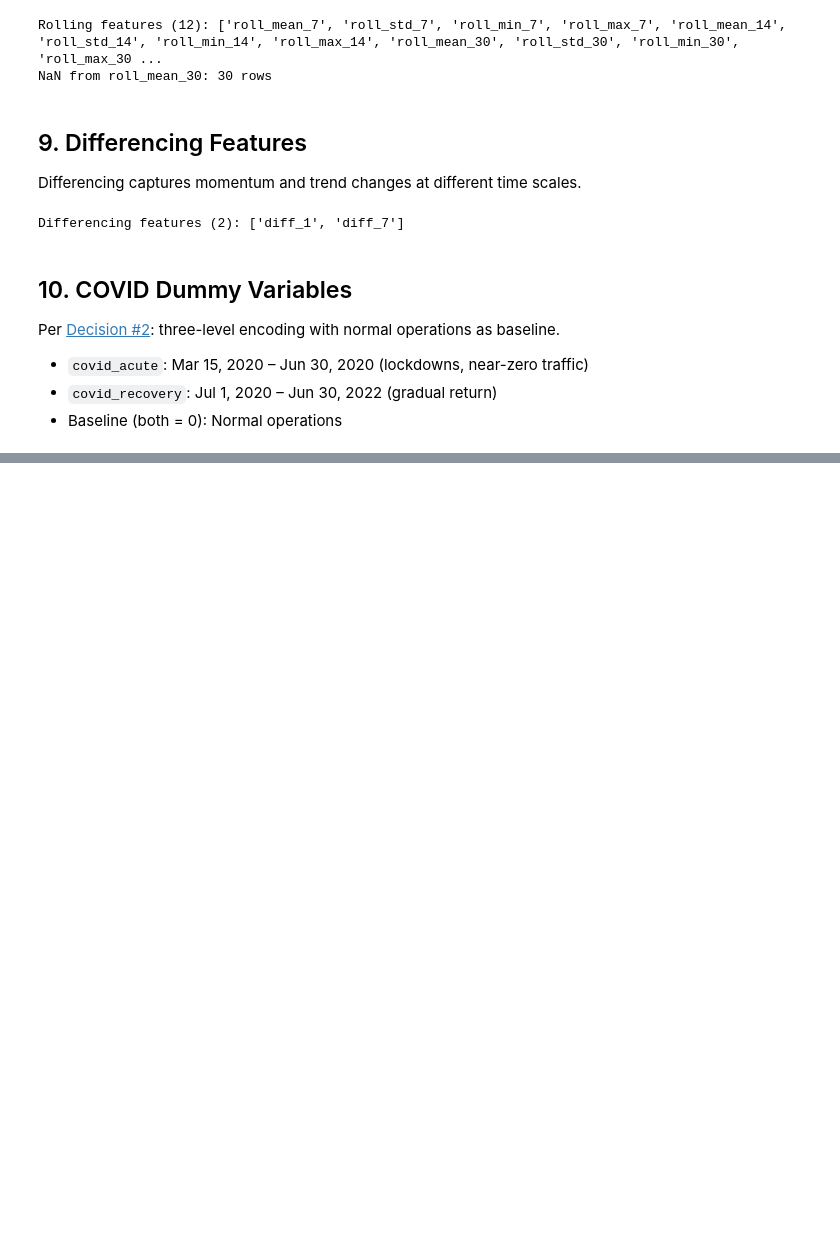
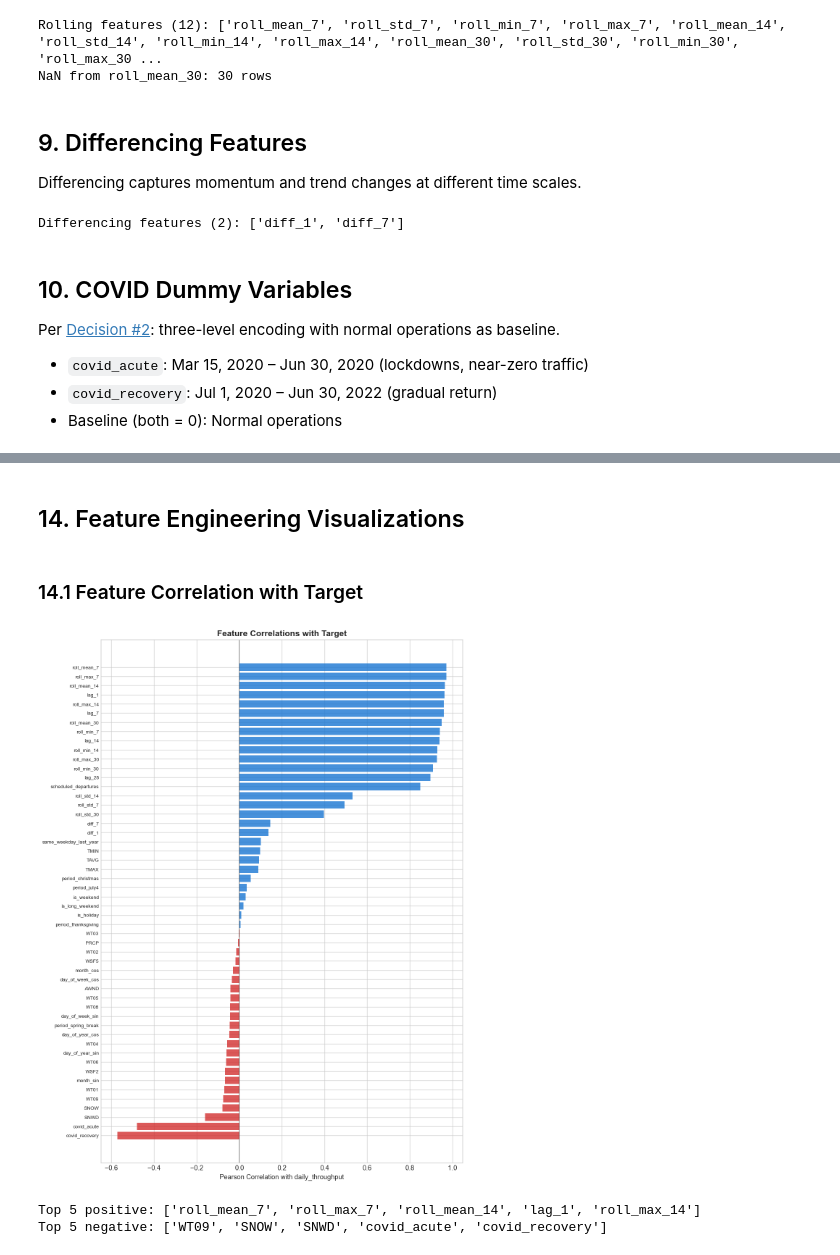
Before and after one commit to Arden-Zhu/jfk-passenger-forecasting, a Jupyter notebook: notebooks/02_feature_engineering.ipynb, the cells around one changed output, grey strips where cells are left out. Cells and saved outputs as stored; diff of their text form; code cells hidden in the pictures; blank space fills up the shorter version.

Commit message:
Feature engineering

```diff
--- a/notebooks/02_feature_engineering.ipynb
+++ b/notebooks/02_feature_engineering.ipynb
@@ -410,0 +527,21 @@ Date range after: 2020-01-01 to 2025-05-31
+# %%
+target = 'daily_throughput'
+
+print('=== Dataset Summary ===')
+print(f'Shape: {df.shape}')
+print(f'Date range: {df["Date"].min().date()} to {df["Date"].max().date()}')
+print(f'Target: {target}')
+print(f'  Mean:   {df[target].mean():,.0f}')
+print(f'  Median: {df[target].median():,.0f}')
+print(f'  Min:    {df[target].min():,.0f}')
+print(f'  Max:    {df[target].max():,.0f}')
+print(f'\nTotal columns: {df.shape[1]}')
+print(f'  Date:     1')
+print(f'  Target:   1')
+print(f'  Set A:    {len(feature_set_A)}')
+print(f'  Set B:    {len(feature_set_B)}')
+print(f'\nNaN remaining: {df.isna().sum().sum()}')
+
+# Check date is sorted
+assert df['Date'].is_monotonic_increasing, 'Dates not sorted!'
+print('Passed: Dates are sorted chronologically')
@@ -410,0 +566,26 @@ Date range after: 2020-01-01 to 2025-05-31
+# %% [markdown]
+## 14. Feature Engineering Visualizations
+# %% [markdown]
+### 14.1 Feature Correlation with Target
+# %%
+# Correlation of all Set B features with target
+corrs = df[feature_set_B + [target]].corr()[target].drop(target).sort_values(ascending=False)
+
+fig, ax = plt.subplots(figsize=(10, max(8, len(corrs) * 0.25)))
+colors = ['#1976D2' if v > 0 else '#D32F2F' for v in corrs.values]
+ax.barh(range(len(corrs)), corrs.values, color=colors, alpha=0.8)
+ax.set_yticks(range(len(corrs)))
+ax.set_yticklabels(corrs.index, fontsize=8)
+ax.set_xlabel('Pearson Correlation with daily_throughput')
+ax.set_title('Feature Correlations with Target', fontsize=14, fontweight='bold')
+ax.invert_yaxis()
+ax.axvline(0, color='black', lw=0.5)
+plt.tight_layout()
+plt.savefig(f'{FIGURES}/11_feature_target_correlation.png', dpi=150, bbox_inches='tight')
+plt.show()
+print(f'Top 5 positive: {list(corrs.head().index)}')
+print(f'Top 5 negative: {list(corrs.tail().index)}')
+# %% [output]
+[figure, added]
+Top 5 positive: ['roll_mean_7', 'roll_max_7', 'roll_mean_14', 'lag_1', 'roll_max_14']
+Top 5 negative: ['WT09', 'SNOW', 'SNWD', 'covid_acute', 'covid_recovery']
```
Also changed, not shown: parts of 33 cells of this notebook, 6 other files.
